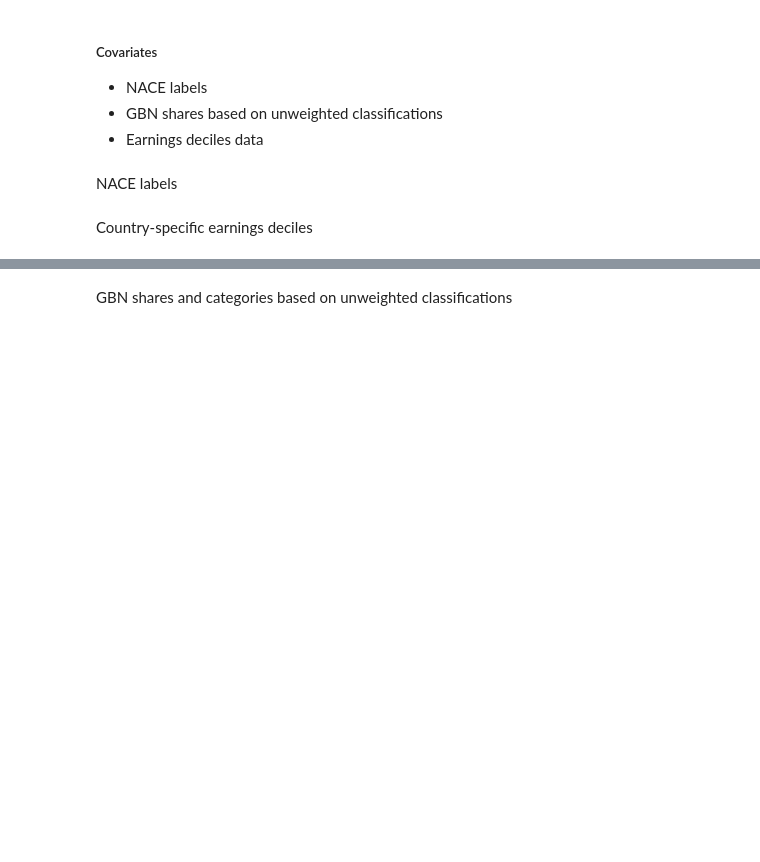
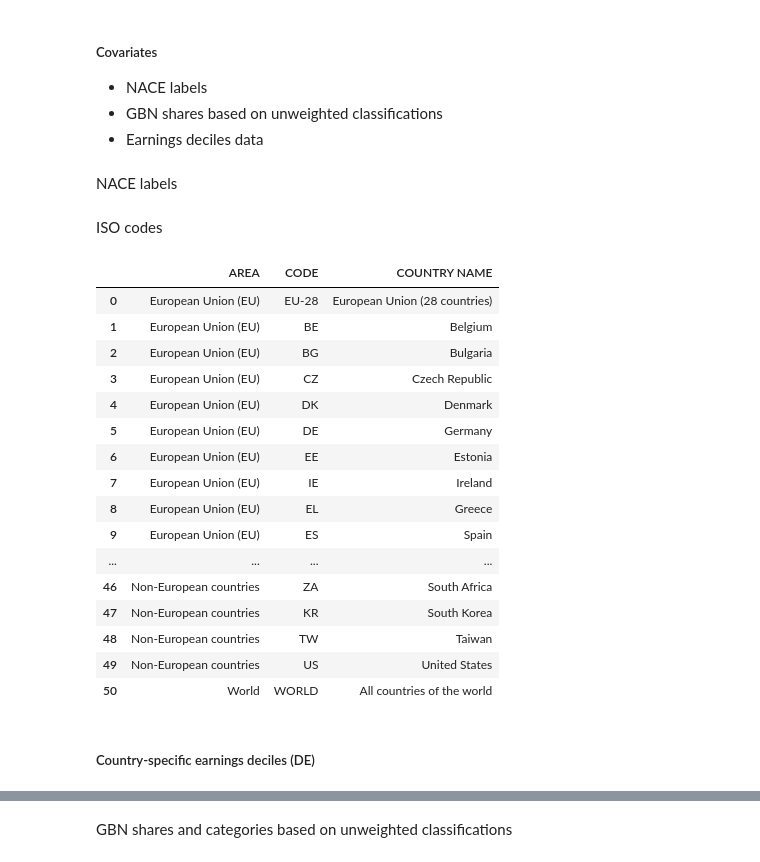
Before and after one commit to derpyninja/re4gt, a Jupyter notebook: notebooks/new/04-fz-prepare-lfs-data-panel.ipynb, the cells around one changed output, grey strips where cells are left out. Cells and saved outputs as stored; diff of their text form; code cells hidden in the pictures; blank space fills up the shorter version.

```diff
--- a/notebooks/new/04-fz-prepare-lfs-data-panel.ipynb
+++ b/notebooks/new/04-fz-prepare-lfs-data-panel.ipynb
@@ -37,8 +34,41 @@ NACE labels
 # for NACE labels
 classifications = Classifications()
 covariates_by_nace = classifications.nace_1d
+# %% [markdown]
+ISO codes
+# %%
+iso_codes = pd.read_excel(
+    os.path.join(useful_paths.data_raw, "metadata", "Country_Codes_and_Names.xlsx"),
+)
+
+col_repl = {
+    "COUNTRY NAME": {
+        "Germany (including former GDR from 1991)": "Germany",
+    }
+}
+
+iso_codes.replace(col_repl, inplace=True)
+iso_codes
+# %% [output]
+|  | AREA | CODE | COUNTRY NAME |
+| 0 | European Union (EU) | EU-28 | European Union (28 countries) |
+| 1 | European Union (EU) | BE | Belgium |
+| 2 | European Union (EU) | BG | Bulgaria |
+| 3 | European Union (EU) | CZ | Czech Republic |
+| 4 | European Union (EU) | DK | Denmark |
+| 5 | European Union (EU) | DE | Germany |
+| 6 | European Union (EU) | EE | Estonia |
+| 7 | European Union (EU) | IE | Ireland |
+| 8 | European Union (EU) | EL | Greece |
+| 9 | European Union (EU) | ES | Spain |
+| ... | ... | ... | ... |
+| 46 | Non-European countries | ZA | South Africa |
+| 47 | Non-European countries | KR | South Korea |
+| 48 | Non-European countries | TW | Taiwan |
+| 49 | Non-European countries | US | United States |
+| 50 | World | WORLD | All countries of the world |
 # %% [markdown]
-Country-specific earnings deciles
+##### Country-specific earnings deciles (DE)
 # %%
 # earnings deciles
 earnings_deciles = pd.read_csv(
```
Also changed, not shown: parts of 18 cells of this notebook, 5 other files.
